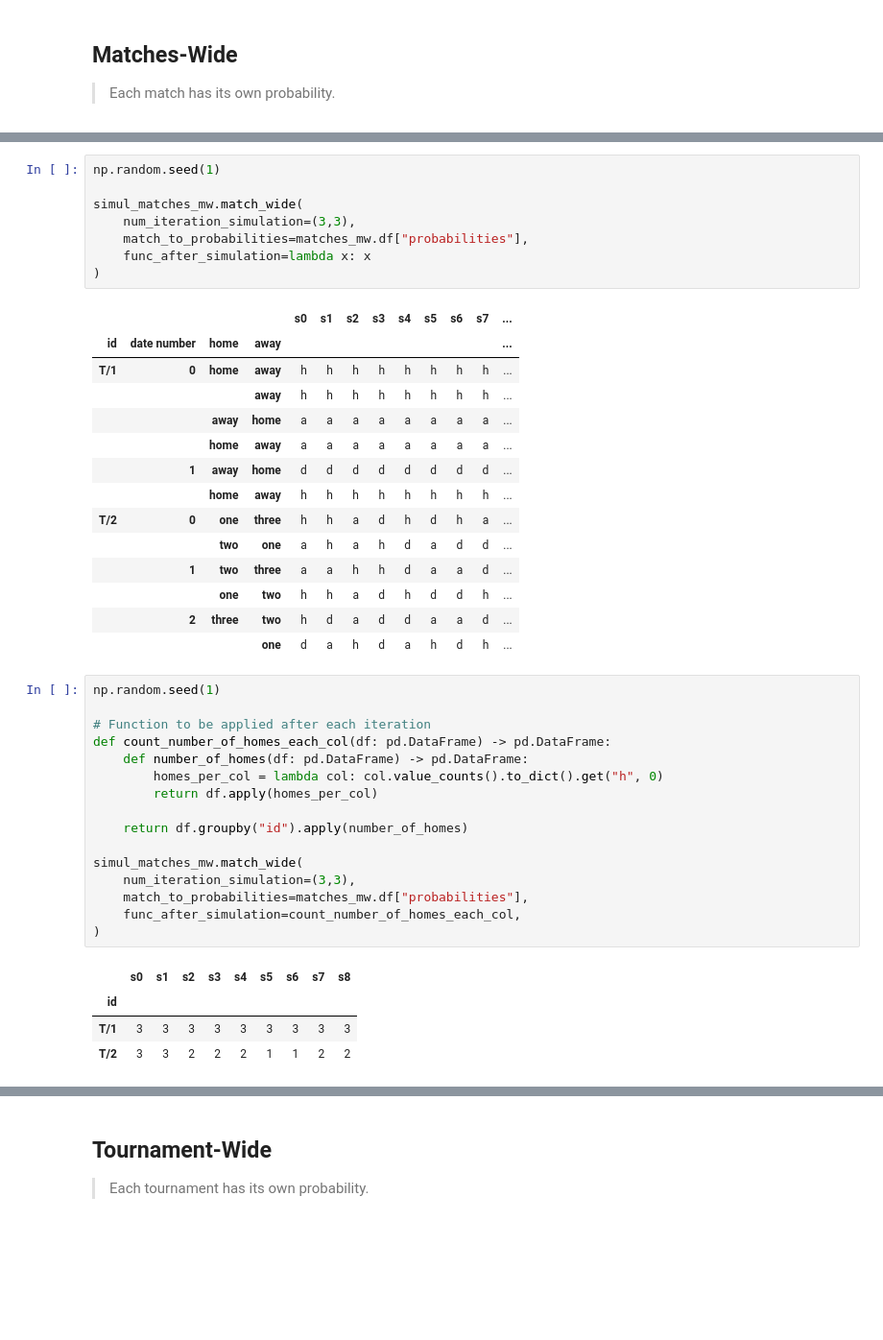
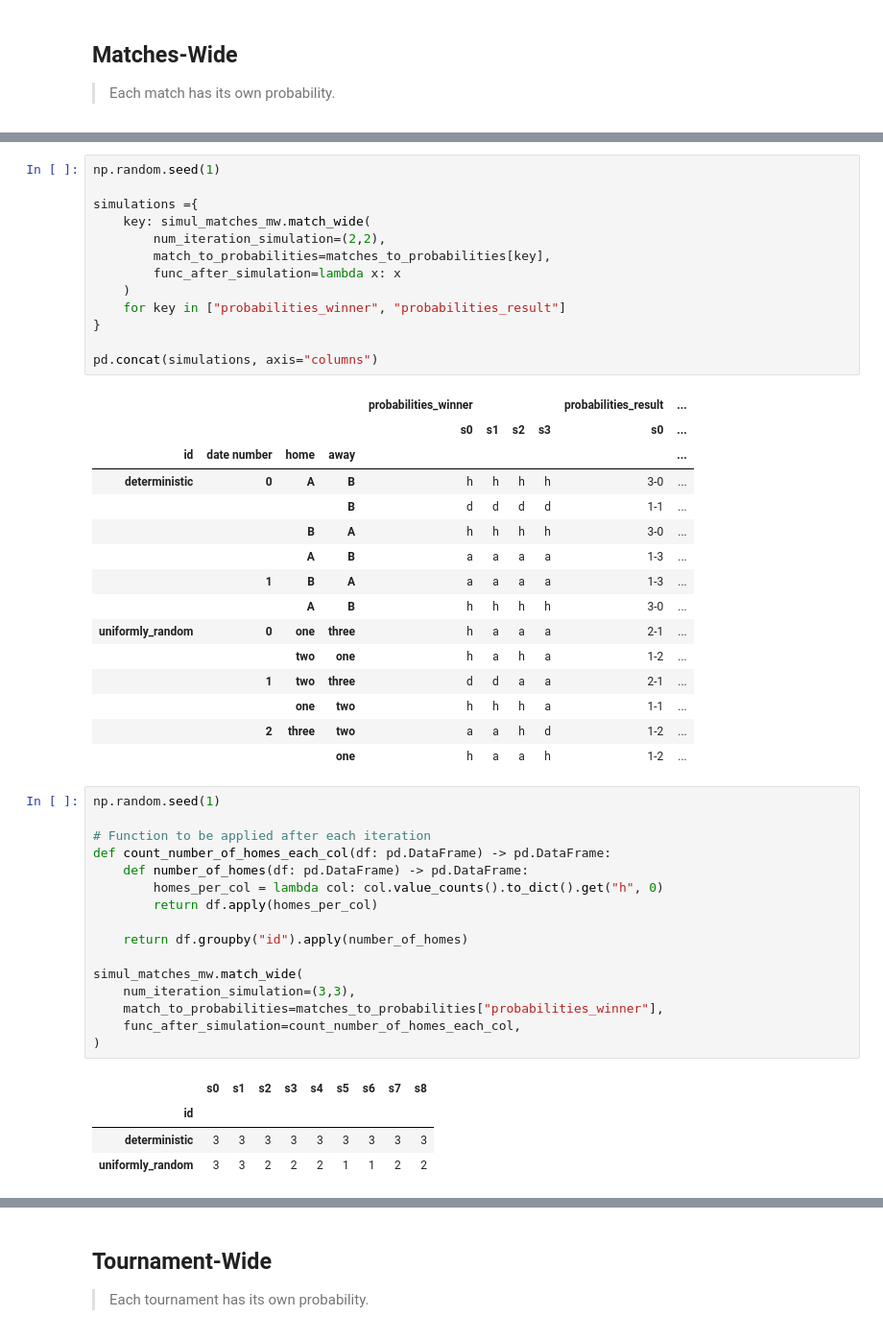
Before and after one commit to Skill-and-Luck-Coefficients/tournament_simulations, a Jupyter notebook: src/example_notebooks/simulations.ipynb, the cells around one changed output, grey strips where cells are left out. Shown at 96% size. Drawn from its saved outputs; the diff is of its cells as text; blank space fills up the shorter version.

```diff
--- a/src/example_notebooks/simulations.ipynb
+++ b/src/example_notebooks/simulations.ipynb
@@ -68,26 +81,32 @@ simul_matches_mw.matches.df
 # %%
 np.random.seed(1)
 
-simul_matches_mw.match_wide(
-    num_iteration_simulation=(3,3),
-    match_to_probabilities=matches_mw.df["probabilities"],
-    func_after_simulation=lambda x: x
-)
+simulations ={
+    key: simul_matches_mw.match_wide(
+        num_iteration_simulation=(2,2),
+        match_to_probabilities=matches_to_probabilities[key],
+        func_after_simulation=lambda x: x
+    )
+    for key in ["probabilities_winner", "probabilities_result"]
+}
+
+pd.concat(simulations, axis="columns")
 # %% [output]
-|  |  |  |  | s0 | s1 | s2 | s3 | s4 | s5 | s6 | s7 | ... |
-| id | date number | home | away |  |  |  |  |  |  |  |  | ... |
-| T/1 | 0 | home | away | h | h | h | h | h | h | h | h | ... |
-|  |  |  | away | h | h | h | h | h | h | h | h | ... |
-|  |  | away | home | a | a | a | a | a | a | a | a | ... |
-|  |  | home | away | a | a | a | a | a | a | a | a | ... |
-|  | 1 | away | home | d | d | d | d | d | d | d | d | ... |
-|  |  | home | away | h | h | h | h | h | h | h | h | ... |
-| T/2 | 0 | one | three | h | h | a | d | h | d | h | a | ... |
-|  |  | two | one | a | h | a | h | d | a | d | d | ... |
-|  | 1 | two | three | a | a | h | h | d | a | a | d | ... |
-|  |  | one | two | h | h | a | d | h | d | d | h | ... |
-|  | 2 | three | two | h | d | a | d | d | a | a | d | ... |
-|  |  |  | one | d | a | h | d | a | h | d | h | ... |
+|  |  |  |  | probabilities_winner |  |  |  | probabilities_result | ... |
+|  |  |  |  | s0 | s1 | s2 | s3 | s0 | ... |
+| id | date number | home | away |  |  |  |  |  | ... |
+| deterministic | 0 | A | B | h | h | h | h | 3-0 | ... |
+|  |  |  | B | d | d | d | d | 1-1 | ... |
+|  |  | B | A | h | h | h | h | 3-0 | ... |
+|  |  | A | B | a | a | a | a | 1-3 | ... |
+|  | 1 | B | A | a | a | a | a | 1-3 | ... |
+|  |  | A | B | h | h | h | h | 3-0 | ... |
+| uniformly_random | 0 | one | three | h | a | a | a | 2-1 | ... |
+|  |  | two | one | h | a | h | a | 1-2 | ... |
+|  | 1 | two | three | d | d | a | a | 2-1 | ... |
+|  |  | one | two | h | h | h | a | 1-1 | ... |
+|  | 2 | three | two | a | a | h | d | 1-2 | ... |
+|  |  |  | one | h | a | a | h | 1-2 | ... |
 # %%
 np.random.seed(1)
 
@@ -101,14 +120,14 @@ def count_number_of_homes_each_col(df: pd.DataFrame) -> pd.DataFrame:
 
 simul_matches_mw.match_wide(
     num_iteration_simulation=(3,3),
-    match_to_probabilities=matches_mw.df["probabilities"],
+    match_to_probabilities=matches_to_probabilities["probabilities_winner"],
     func_after_simulation=count_number_of_homes_each_col,
 )
 # %% [output]
 |  | s0 | s1 | s2 | s3 | s4 | s5 | s6 | s7 | s8 |
 | id |  |  |  |  |  |  |  |  |  |
-| T/1 | 3 | 3 | 3 | 3 | 3 | 3 | 3 | 3 | 3 |
-| T/2 | 3 | 3 | 2 | 2 | 2 | 1 | 1 | 2 | 2 |
+| deterministic | 3 | 3 | 3 | 3 | 3 | 3 | 3 | 3 | 3 |
+| uniformly_random | 3 | 3 | 2 | 2 | 2 | 1 | 1 | 2 | 2 |
 # %% [markdown]
 <h3>Points Per Match</h3>
 
```
Also changed, not shown: parts of 17 cells of this notebook, 24 other files.
